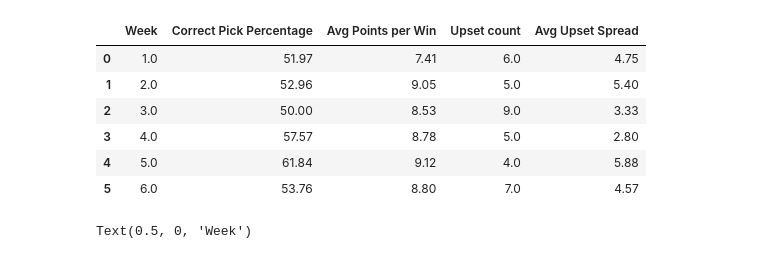
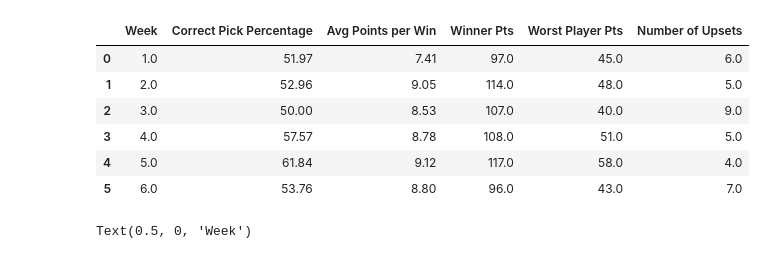
Before and after one commit to michaelzwartz/Confidence-pool, a Jupyter notebook: pool_notebook.ipynb, the cells around one changed output. Cells and saved outputs as stored; diff of their text form; code cells hidden in the pictures.

```diff
--- a/pool_notebook.ipynb
+++ b/pool_notebook.ipynb
@@ -188,20 +204,20 @@ upset_count6 = upset_counter(week6)
 # %%
-tots = {'Week': 1, 'Correct Pick Percentage': round(week1_stats['Game Count'].sum()/num_picks(week1_raw)*100, 2), 'Avg Points per Win': points_per_win(week1_stats), 'Upset count': upset_count1[0], 'Avg Upset Spread': upset_count1[1]}
+tots = {'Week': 1, 'Correct Pick Percentage': round(week1_stats['Game Count'].sum()/num_picks(week1_raw)*100, 2), 'Avg Points per Win': points_per_win(week1_stats), 'Winner Pts': week1_stats['Score'].max(), 'Worst Player Pts': week1_stats['Score'].min(), 'Number of Upsets': upset_count1[0]}
 weekly_stats = pd.DataFrame(tots, index=[0])
-weekly_stats.loc[len(weekly_stats.index)] = [2, round(week2_stats['Game Count'].sum()/num_picks(week2_raw)*100, 2), points_per_win(week2_stats), upset_count2[0], upset_count2[1]]
-weekly_stats.loc[len(weekly_stats.index)] = [3, round(week3_stats['Game Count'].sum()/num_picks(week3_raw)*100, 2), points_per_win(week3_stats), upset_count3[0], upset_count3[1]]
-weekly_stats.loc[len(weekly_stats.index)] = [4, round(week4_stats['Game Count'].sum()/num_picks(week4_raw)*100, 2), points_per_win(week4_stats), upset_count4[0], upset_count4[1]]
-weekly_stats.loc[len(weekly_stats.index)] = [5, round(week5_stats['Game Count'].sum()/num_picks(week5_raw)*100, 2), points_per_win(week5_stats), upset_count5[0], upset_count5[1]]
-weekly_stats.loc[len(weekly_stats.index)] = [6, round(week6_stats['Game Count'].sum()/num_picks(week6_raw)*100, 2), points_per_win(week6_stats), upset_count6[0], upset_count6[1]]
+weekly_stats.loc[len(weekly_stats.index)] = [2, round(week2_stats['Game Count'].sum()/num_picks(week2_raw)*100, 2), points_per_win(week2_stats), week2_stats['Score'].max(), week2_stats['Score'].min(), upset_count2[0]]
+weekly_stats.loc[len(weekly_stats.index)] = [3, round(week3_stats['Game Count'].sum()/num_picks(week3_raw)*100, 2), points_per_win(week3_stats), week3_stats['Score'].max(), week3_stats['Score'].min(), upset_count3[0]]
+weekly_stats.loc[len(weekly_stats.index)] = [4, round(week4_stats['Game Count'].sum()/num_picks(week4_raw)*100, 2), points_per_win(week4_stats), week4_stats['Score'].max(), week4_stats['Score'].min(), upset_count4[0]]
+weekly_stats.loc[len(weekly_stats.index)] = [5, round(week5_stats['Game Count'].sum()/num_picks(week5_raw)*100, 2), points_per_win(week5_stats), week5_stats['Score'].max(), week5_stats['Score'].min(), upset_count5[0]]
+weekly_stats.loc[len(weekly_stats.index)] = [6, round(week6_stats['Game Count'].sum()/num_picks(week6_raw)*100, 2), points_per_win(week6_stats), week6_stats['Score'].max(), week6_stats['Score'].min(), upset_count6[0]]
 weekly_stats
 # %% [output]
-|  | Week | Correct Pick Percentage | Avg Points per Win | Upset count | Avg Upset Spread |
-| 0 | 1.0 | 51.97 | 7.41 | 6.0 | 4.75 |
-| 1 | 2.0 | 52.96 | 9.05 | 5.0 | 5.40 |
-| 2 | 3.0 | 50.00 | 8.53 | 9.0 | 3.33 |
-| 3 | 4.0 | 57.57 | 8.78 | 5.0 | 2.80 |
-| 4 | 5.0 | 61.84 | 9.12 | 4.0 | 5.88 |
-| 5 | 6.0 | 53.76 | 8.80 | 7.0 | 4.57 |
+|  | Week | Correct Pick Percentage | Avg Points per Win | Winner Pts | Worst Player Pts | Number of Upsets |
+| 0 | 1.0 | 51.97 | 7.41 | 97.0 | 45.0 | 6.0 |
+| 1 | 2.0 | 52.96 | 9.05 | 114.0 | 48.0 | 5.0 |
+| 2 | 3.0 | 50.00 | 8.53 | 107.0 | 40.0 | 9.0 |
+| 3 | 4.0 | 57.57 | 8.78 | 108.0 | 51.0 | 5.0 |
+| 4 | 5.0 | 61.84 | 9.12 | 117.0 | 58.0 | 4.0 |
+| 5 | 6.0 | 53.76 | 8.80 | 96.0 | 43.0 | 7.0 |
 # %%
 plt.plot(weekly_stats['Week'], weekly_stats['Correct Pick Percentage'])
 plt.title('Percent of Games Picked Correct')
```
Also changed, not shown: parts of 8 cells of this notebook.
